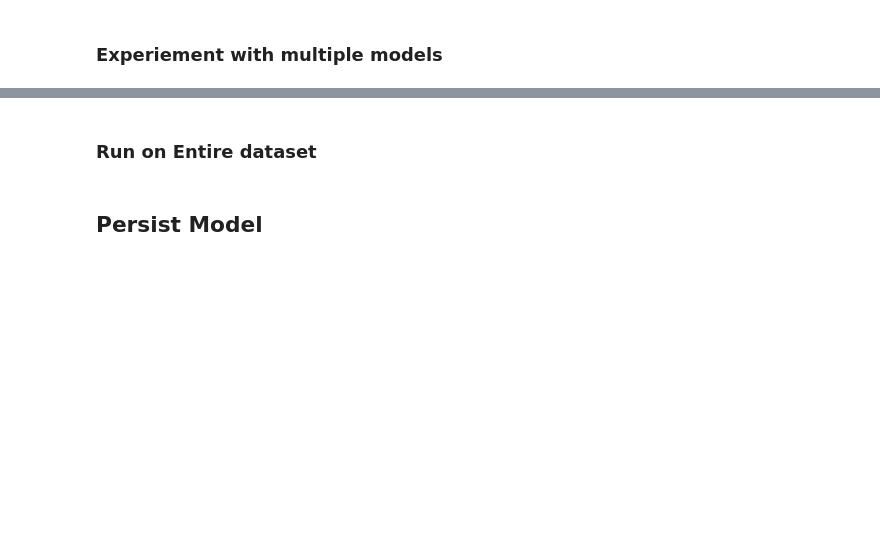
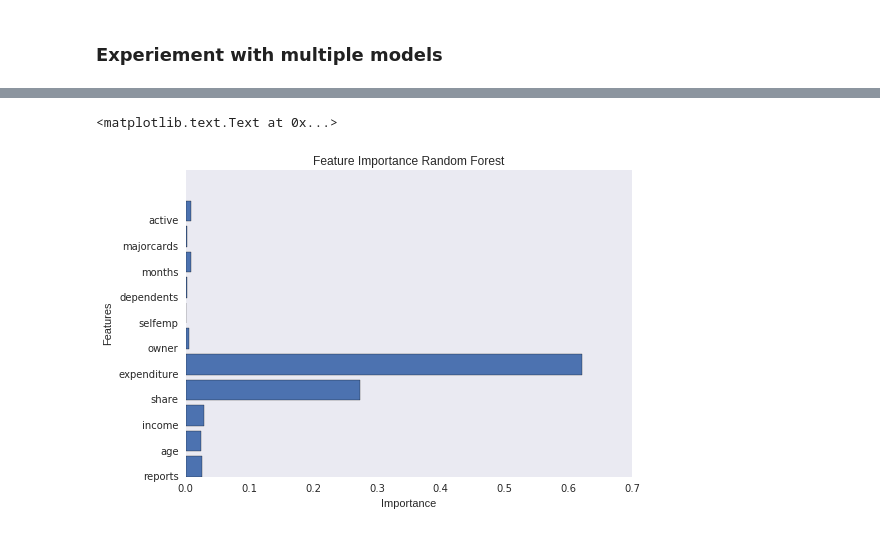
Before and after one commit to alexjohnson84/CreditCard, a Jupyter notebook: CreditCard_EDA.ipynb, the cells around one changed output, grey strips where cells are left out. Cells and saved outputs as stored; diff of their text form; code cells hidden in the pictures; blank space fills up the shorter version.

Commit message:
slight cleanup, rerun of model

```diff
--- a/CreditCard_EDA.ipynb
+++ b/CreditCard_EDA.ipynb
@@ -296,10 +293,11 @@ logit_coefs
 # %%
-ypos = np.arange(len(logit_coefs))
-plt.barh(ypos, test_models['logit'].coef_[0])
+ypos = np.arange(len(X.columns))
+plt.barh(ypos, test_models['rfc'].feature_importances_)
 plt.yticks(ypos, X.columns)
 plt.grid(b=None)
-plt.title('Coefficients of Logistic Regression')
+plt.title('Feature Importance Random Forest')
 plt.ylabel('Features')
-plt.xlabel('Coefficients')
+plt.xlabel('Importance')
+# %% [output]
+<matplotlib.text.Text at 0x...>
+[figure, added]
-# %% [markdown]
-### Run on Entire dataset
@@ -309,2 +303,0 @@ final_model.fit(X,y)
-# %% [markdown]
-## Persist Model
```
Also changed, not shown: parts of 9 cells of this notebook, 5 other files.
